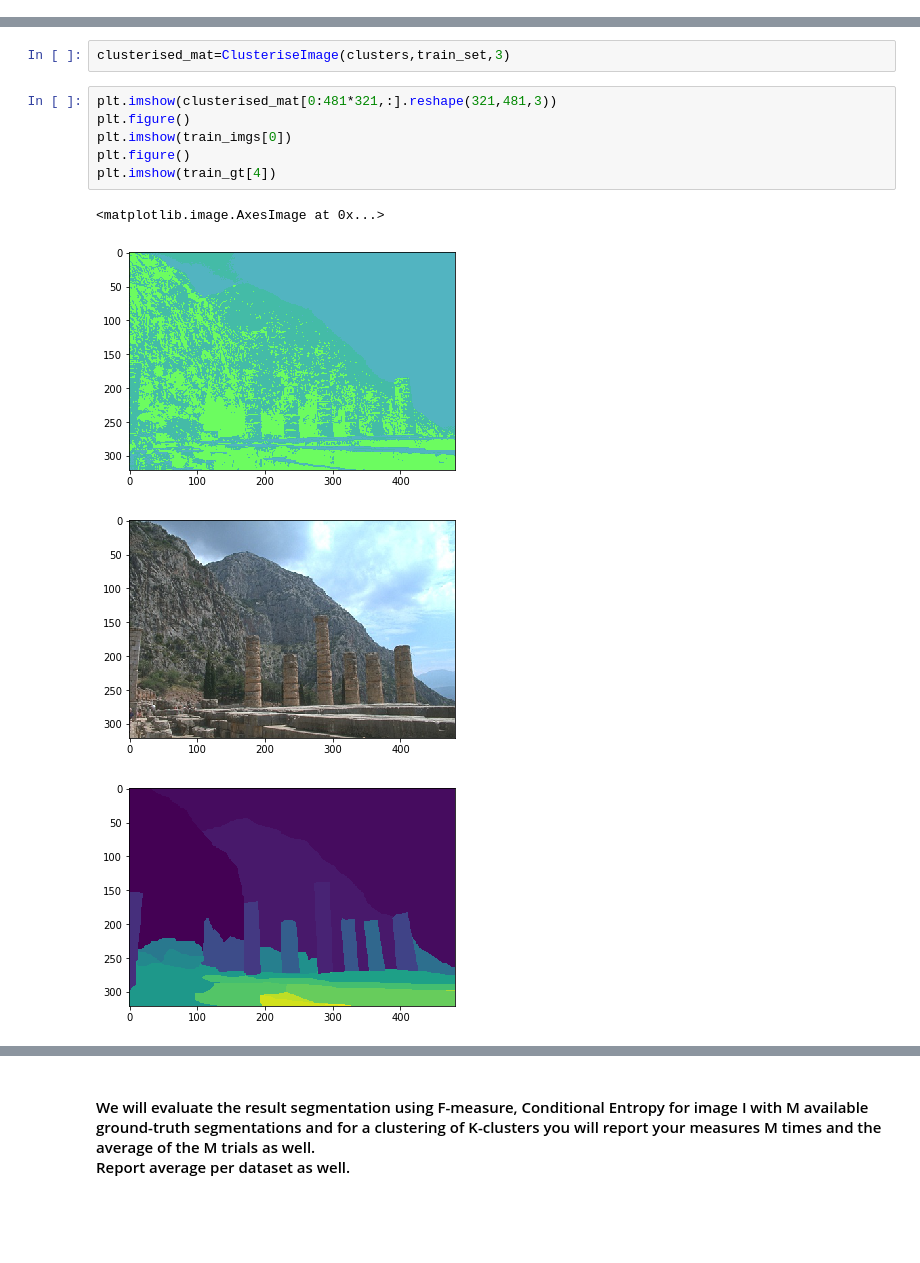
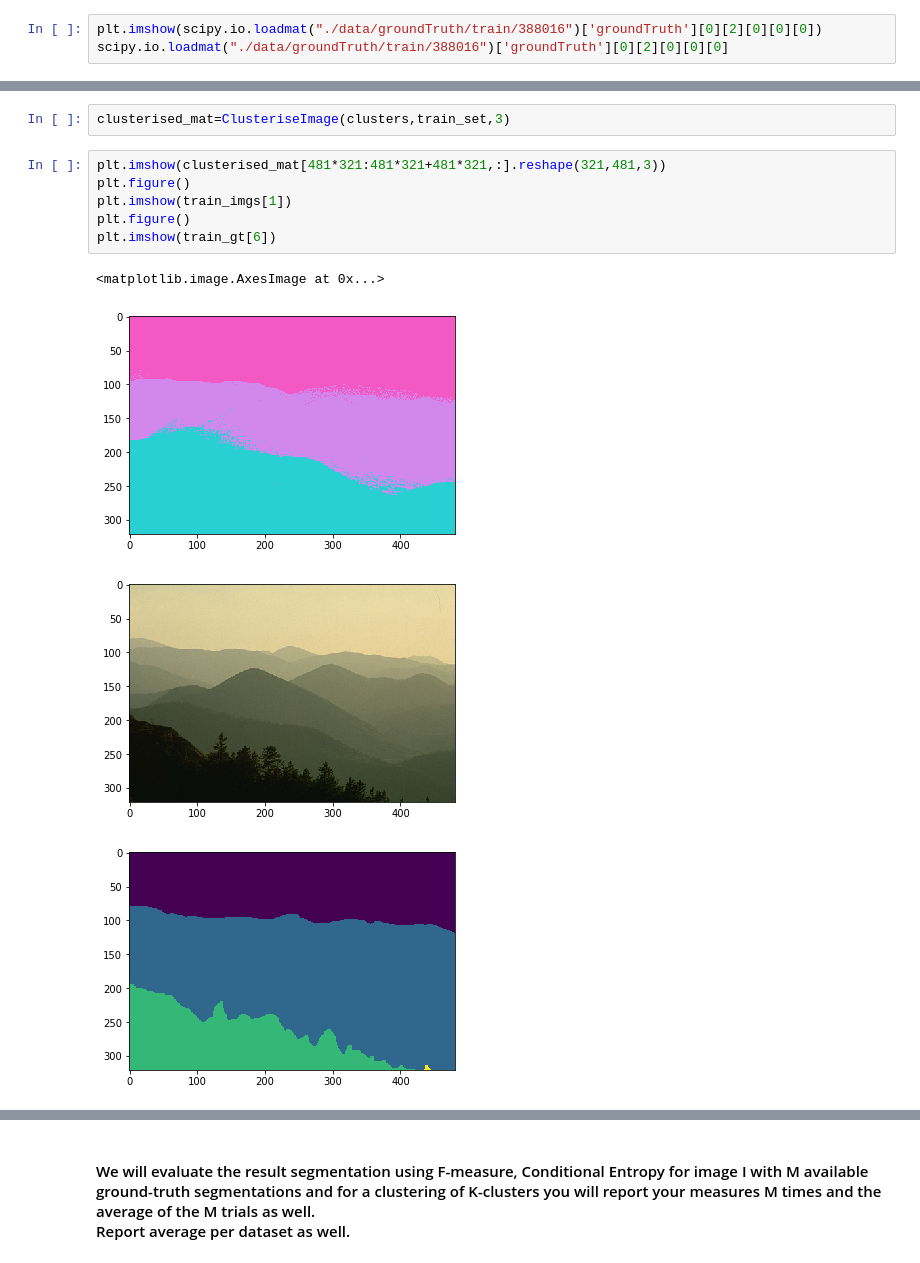
Before and after one commit to Elzawawy/ImageSegmentation, a Jupyter notebook: Image Segmentation .ipynb, the cells around one changed output, grey strips where cells are left out. Drawn from its saved outputs; the diff is of its cells as text; blank space fills up the shorter version.

Commit message:
Displayed Images at kmeans.

```diff
--- a/Image Segmentation .ipynb
+++ b/Image Segmentation .ipynb
@@ -26,2 +27,5 @@ from MLalgorithms.clustering import kmeans
 # %% [markdown]
 ## Step 1 : Download the dataset and understand the format
+# %%
+plt.imshow(scipy.io.loadmat("./data/groundTruth/train/388016")['groundTruth'][0][2][0][0][0])
+scipy.io.loadmat("./data/groundTruth/train/388016")['groundTruth'][0][2][0][0][0]
@@ -133,13 +146,13 @@ def ClusteriseImage(clusters,data_mat,cluster_num):
 # %%
 clusterised_mat=ClusteriseImage(clusters,train_set,3)
 # %%
-plt.imshow(clusterised_mat[0:481*321,:].reshape(321,481,3))
+plt.imshow(clusterised_mat[481*321:481*321+481*321,:].reshape(321,481,3))
 plt.figure()
-plt.imshow(train_imgs[0])
+plt.imshow(train_imgs[1])
 plt.figure()
-plt.imshow(train_gt[4])
+plt.imshow(train_gt[6])
 # %% [output]
 <matplotlib.image.AxesImage at 0x...>
-[figure, old version]
+[figure, new version]
-[figure, old version]
+[figure, new version]
-[figure, old version]
+[figure, new version]
```
Also changed, not shown: parts of 7 cells of this notebook, 1 other file.
